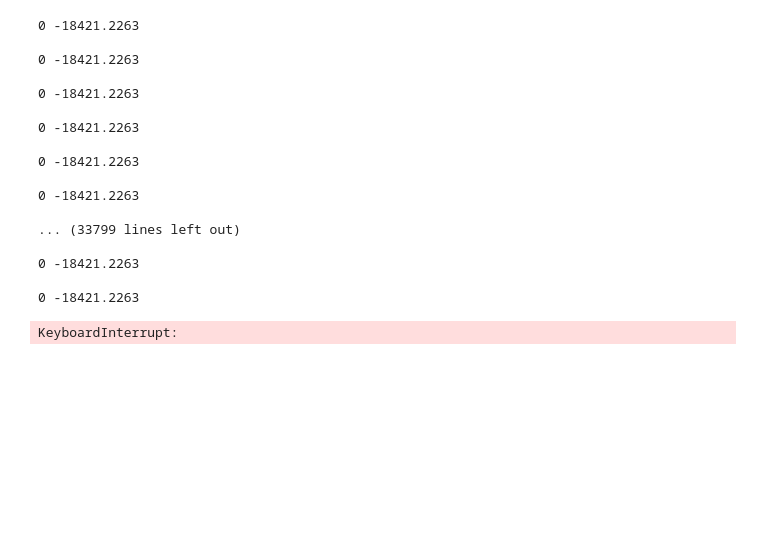
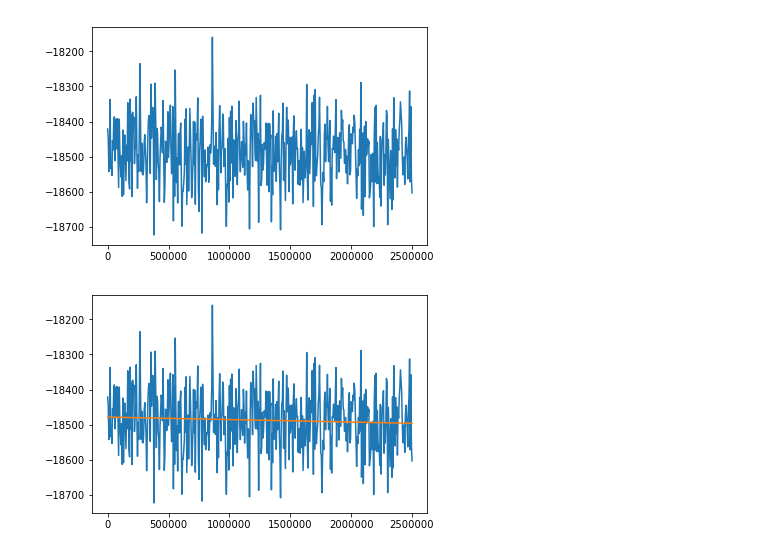
Before and after one commit to zdavidli/compbio, a Jupyter notebook: labs/lab5b/Untitled.ipynb, the cells around one changed output. Drawn from its saved outputs; the diff is of its cells as text; code cells hidden in the pictures; blank space fills up the shorter version.

```diff
--- a/labs/lab5b/Untitled.ipynb
+++ b/labs/lab5b/Untitled.ipynb
@@ -9,24 +9,5 @@ with open('prod.dat') as f:
 
 for el in data:
     el = el.strip()
-    x.append(int(el.split()[0])
-    y.append(el.split()[1])
+    x.append(int(el.split()[0]))
+    y.append(float(el.split()[1]))
-# %% [output]
-0 -18421.2263
-
-0 -18421.2263
-
-0 -18421.2263
-
-0 -18421.2263
-
-0 -18421.2263
-
-0 -18421.2263
-
-... (33799 lines left out)
-
-0 -18421.2263
-
-0 -18421.2263
-KeyboardInterrupt:
@@ -34,0 +14,6 @@ print(x,y)
+# %%
+plt.clf()
+plt.plot(x,y)
+plt.show()
+# %% [output]
+[figure, added]
@@ -34,0 +23,5 @@ print(x,y)
+# %%
+plt.plot(x,y, '-', x, fit_fn(x), '-')
+plt.show()
+# %% [output]
+[figure, added]
```
Also changed, not shown: parts of 3 cells of this notebook, 12 other files.
